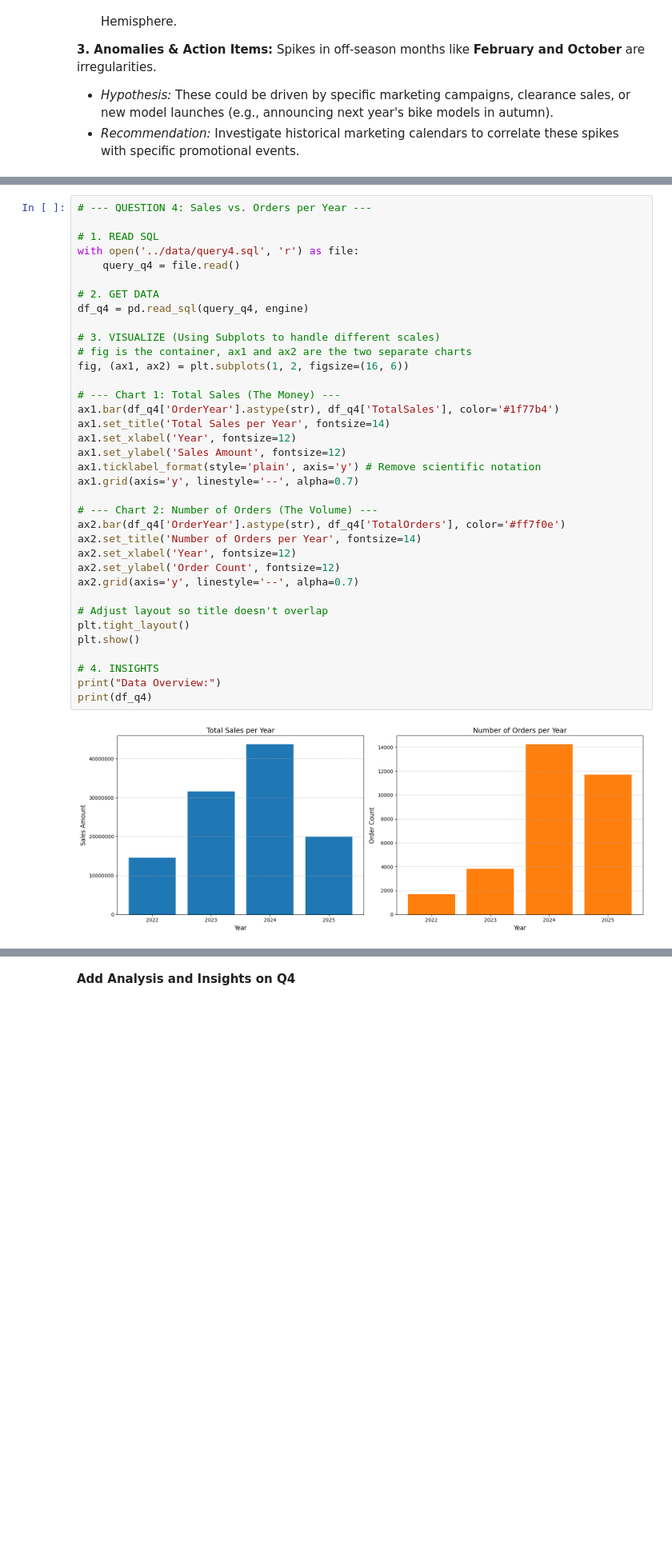
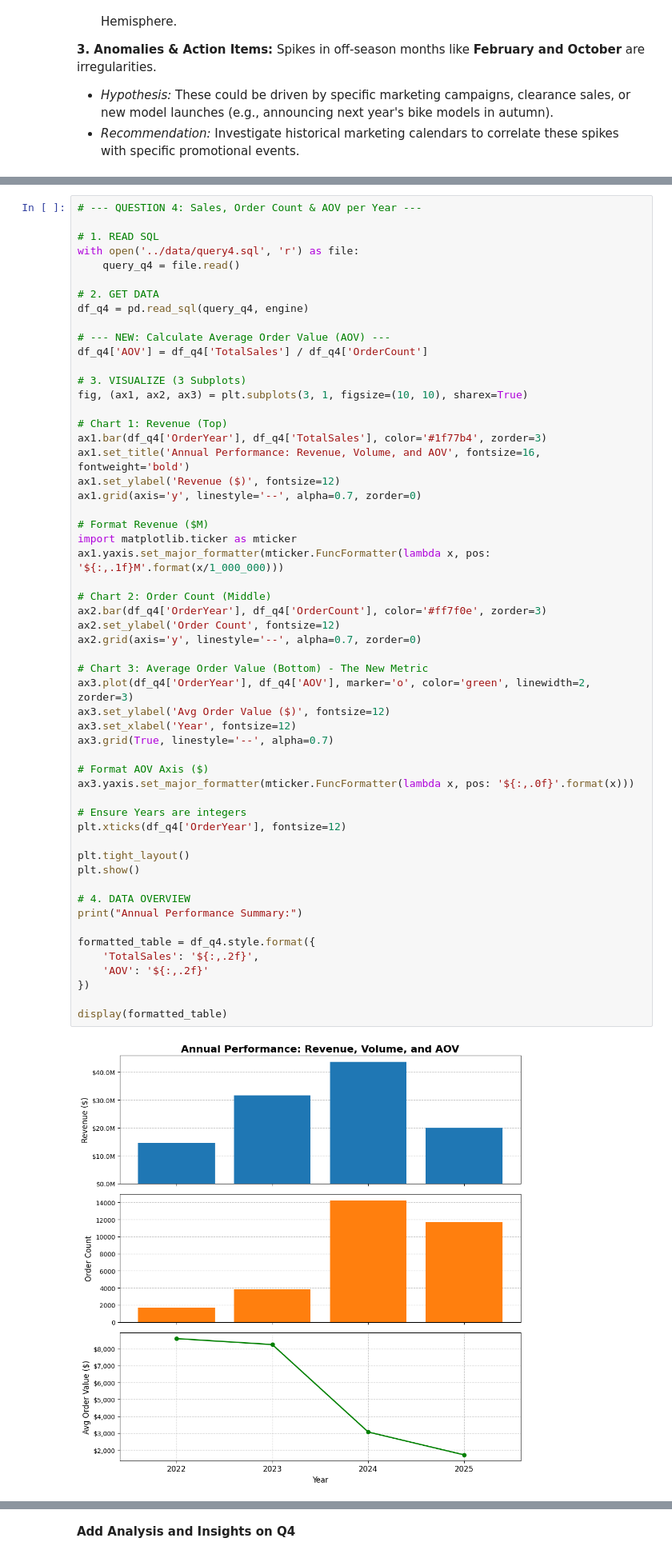
Before and after one commit to smkmrr/adventureworks-analysis, a Jupyter notebook: notebooks/analys.ipynb, the cells around one changed output, grey strips where cells are left out. Shown at 80% size. Cells and saved outputs as stored; diff of their text form; blank space fills up the shorter version.

Commit message:
Added insights until question 5 and refined the visuals of question 4.

```diff
--- a/notebooks/analys.ipynb
+++ b/notebooks/analys.ipynb
@@ -246,38 +231,57 @@ Insight Requirements:
 # %%
-# --- QUESTION 4: Sales vs. Orders per Year ---
+# --- QUESTION 4: Sales, Order Count & AOV per Year ---
 
 # 1. READ SQL
 with open('../data/query4.sql', 'r') as file:
     query_q4 = file.read()
 
 # 2. GET DATA
 df_q4 = pd.read_sql(query_q4, engine)
 
-# 3. VISUALIZE (Using Subplots to handle different scales)
-# fig is the container, ax1 and ax2 are the two separate charts
-fig, (ax1, ax2) = plt.subplots(1, 2, figsize=(16, 6))
+# --- NEW: Calculate Average Order Value (AOV) ---
+df_q4['AOV'] = df_q4['TotalSales'] / df_q4['OrderCount']
 
-# --- Chart 1: Total Sales (The Money) ---
-ax1.bar(df_q4['OrderYear'].astype(str), df_q4['TotalSales'], color='#1f77b4')
-ax1.set_title('Total Sales per Year', fontsize=14)
-ax1.set_xlabel('Year', fontsize=12)
-ax1.set_ylabel('Sales Amount', fontsize=12)
-ax1.ticklabel_format(style='plain', axis='y') # Remove scientific notation
-ax1.grid(axis='y', linestyle='--', alpha=0.7)
+# 3. VISUALIZE (3 Subplots)
+fig, (ax1, ax2, ax3) = plt.subplots(3, 1, figsize=(10, 10), sharex=True)
 
-# --- Chart 2: Number of Orders (The Volume) ---
-ax2.bar(df_q4['OrderYear'].astype(str), df_q4['TotalOrders'], color='#ff7f0e')
-ax2.set_title('Number of Orders per Year', fontsize=14)
-ax2.set_xlabel('Year', fontsize=12)
+# Chart 1: Revenue (Top)
+ax1.bar(df_q4['OrderYear'], df_q4['TotalSales'], color='#1f77b4', zorder=3)
+ax1.set_title('Annual Performance: Revenue, Volume, and AOV', fontsize=16, fontweight='bold')
+ax1.set_ylabel('Revenue ($)', fontsize=12)
+ax1.grid(axis='y', linestyle='--', alpha=0.7, zorder=0)
+
+# Format Revenue ($M)
+import matplotlib.ticker as mticker
+ax1.yaxis.set_major_formatter(mticker.FuncFormatter(lambda x, pos: '${:,.1f}M'.format(x/1_000_000)))
+
+# Chart 2: Order Count (Middle)
+ax2.bar(df_q4['OrderYear'], df_q4['OrderCount'], color='#ff7f0e', zorder=3)
 ax2.set_ylabel('Order Count', fontsize=12)
-ax2.grid(axis='y', linestyle='--', alpha=0.7)
+ax2.grid(axis='y', linestyle='--', alpha=0.7, zorder=0)
 
-# Adjust layout so title doesn't overlap
+# Chart 3: Average Order Value (Bottom) - The New Metric
+ax3.plot(df_q4['OrderYear'], df_q4['AOV'], marker='o', color='green', linewidth=2, zorder=3)
+ax3.set_ylabel('Avg Order Value ($)', fontsize=12)
+ax3.set_xlabel('Year', fontsize=12)
+ax3.grid(True, linestyle='--', alpha=0.7)
+
+# Format AOV Axis ($)
+ax3.yaxis.set_major_formatter(mticker.FuncFormatter(lambda x, pos: '${:,.0f}'.format(x)))
+
+# Ensure Years are integers
+plt.xticks(df_q4['OrderYear'], fontsize=12)
+
 plt.tight_layout()
 plt.show()
 
-# 4. INSIGHTS
-print("Data Overview:")
-print(df_q4)
+# 4. DATA OVERVIEW
+print("Annual Performance Summary:")
+
+formatted_table = df_q4.style.format({
+    'TotalSales': '${:,.2f}',
+    'AOV': '${:,.2f}'
+})
+
+display(formatted_table)
 # %% [output]
-[figure, old version]
+[figure, new version]
```
Also changed, not shown: parts of 15 cells of this notebook, 1 other file.
